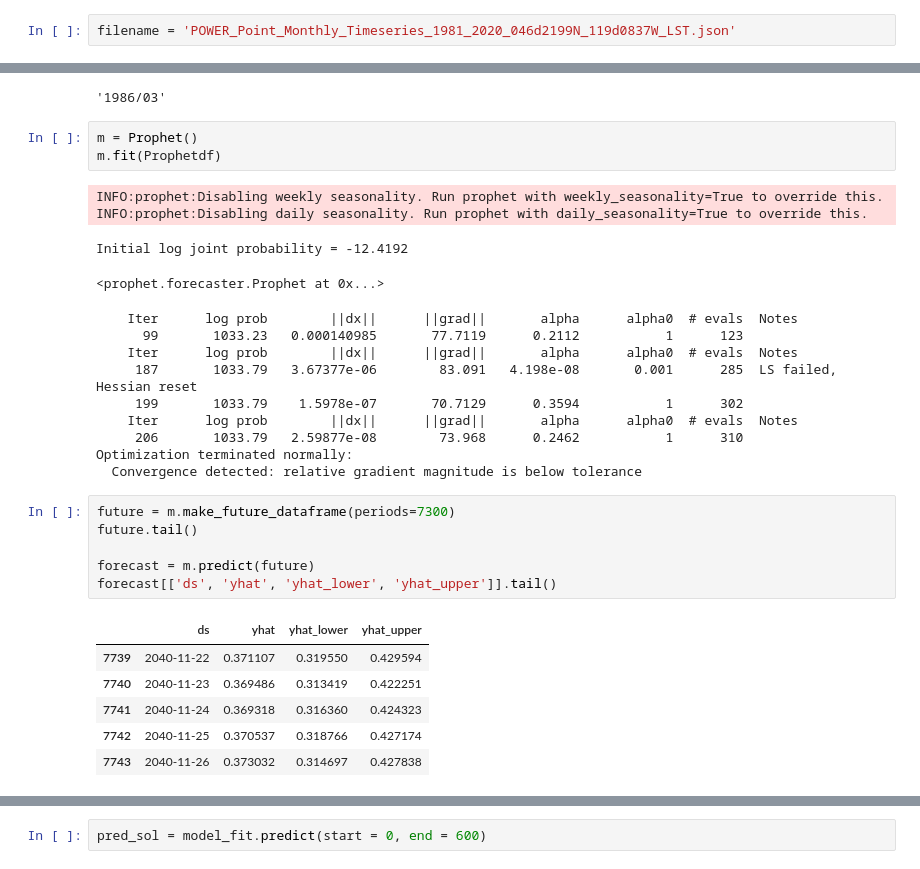
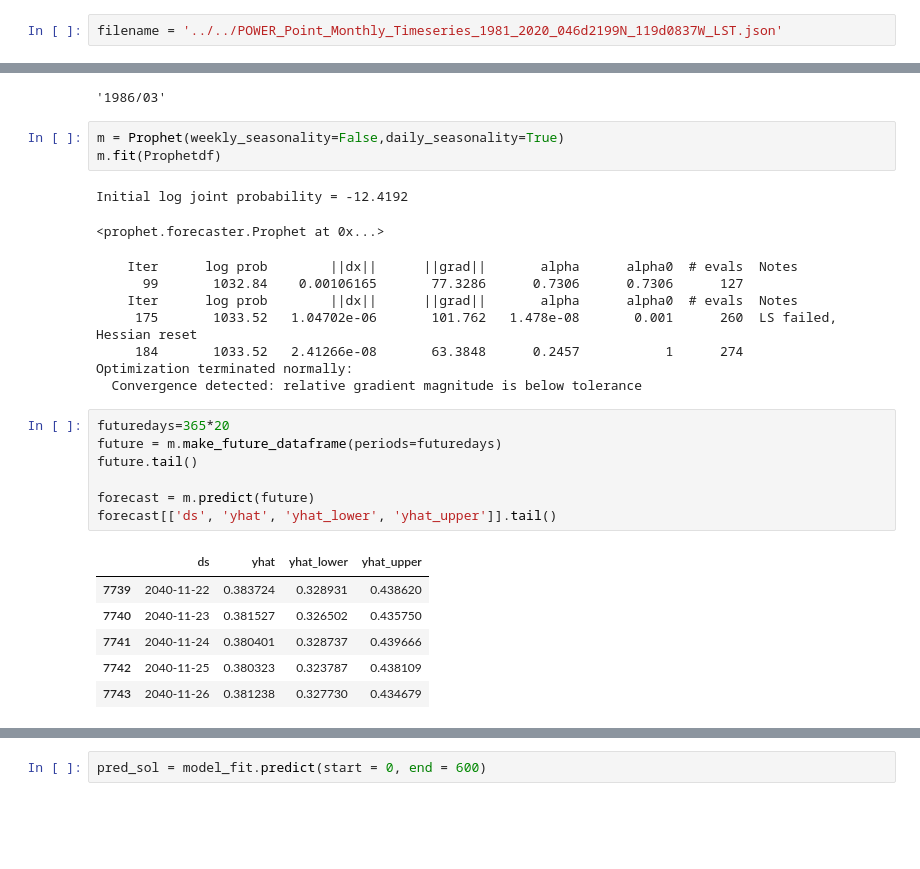
Before and after one commit to Solar-Wind-ML-DIRECT-2022-Project/2022-Project-Repo, a Jupyter notebook: SERF/SERF.ipynb, the cells around one changed output, grey strips where cells are left out. Drawn from its saved outputs; the diff is of its cells as text; blank space fills up the shorter version.

```diff
--- a/SERF/SERF.ipynb
+++ b/SERF/SERF.ipynb
@@ -8,5 +13,5 @@ from statsmodels.tsa.arima.model import ARIMA
 # %%
-filename = 'POWER_Point_Monthly_Timeseries_1981_2020_046d2199N_119d0837W_LST.json'
+filename = '../../POWER_Point_Monthly_Timeseries_1981_2020_046d2199N_119d0837W_LST.json'
 # %%
 df = gp.read_file(filename)
 df.head()
@@ -138,33 +143,30 @@ Prophetdf['ds'][26]
 # %% [output]
 '1986/03'
 # %%
-m = Prophet()
+m = Prophet(weekly_seasonality=False,daily_seasonality=True)
 m.fit(Prophetdf)
 # %% [output]
-INFO:prophet:Disabling weekly seasonality. Run prophet with weekly_seasonality=True to override this.
-INFO:prophet:Disabling daily seasonality. Run prophet with daily_seasonality=True to override this.
+Initial log joint probability = -12.4192
-Initial log joint probability = -12.4192
+<prophet.forecaster.Prophet at 0x...>
-<prophet.forecaster.Prophet at 0x...>
+    Iter      log prob        ||dx||      ||grad||       alpha      alpha0  # evals  Notes
+      99       1032.84    0.00106165       77.3286      0.7306      0.7306      127
+    Iter      log prob        ||dx||      ||grad||       alpha      alpha0  # evals  Notes
+     175       1033.52   1.04702e-06       101.762   1.478e-08       0.001      260  LS failed, Hessian reset
+     184       1033.52   2.41266e-08       63.3848      0.2457           1      274
+Optimization terminated normally:
+  Convergence detected: relative gradient magnitude is below tolerance
-    Iter      log prob        ||dx||      ||grad||       alpha      alpha0  # evals  Notes
-      99       1033.23   0.000140985       77.7119      0.2112           1      123
-    Iter      log prob        ||dx||      ||grad||       alpha      alpha0  # evals  Notes
-     187       1033.79   3.67377e-06        83.091   4.198e-08       0.001      285  LS failed, Hessian reset
-     199       1033.79    1.5978e-07       70.7129      0.3594           1      302
-    Iter      log prob        ||dx||      ||grad||       alpha      alpha0  # evals  Notes
-     206       1033.79   2.59877e-08        73.968      0.2462           1      310
-Optimization terminated normally:
-  Convergence detected: relative gradient magnitude is below tolerance
 # %%
-future = m.make_future_dataframe(periods=7300)
+futuredays=365*20
+future = m.make_future_dataframe(periods=futuredays)
 future.tail()
 
 forecast = m.predict(future)
 forecast[['ds', 'yhat', 'yhat_lower', 'yhat_upper']].tail()
 # %% [output]
 |  | ds | yhat | yhat_lower | yhat_upper |
-| 7739 | 2040-11-22 | 0.371107 | 0.319550 | 0.429594 |
-| 7740 | 2040-11-23 | 0.369486 | 0.313419 | 0.422251 |
-| 7741 | 2040-11-24 | 0.369318 | 0.316360 | 0.424323 |
-| 7742 | 2040-11-25 | 0.370537 | 0.318766 | 0.427174 |
-| 7743 | 2040-11-26 | 0.373032 | 0.314697 | 0.427838 |
+| 7739 | 2040-11-22 | 0.383724 | 0.328931 | 0.438620 |
+| 7740 | 2040-11-23 | 0.381527 | 0.326502 | 0.435750 |
+| 7741 | 2040-11-24 | 0.380401 | 0.328737 | 0.439666 |
+| 7742 | 2040-11-25 | 0.380323 | 0.323787 | 0.438109 |
+| 7743 | 2040-11-26 | 0.381238 | 0.327730 | 0.434679 |
 # %%
```
Also changed, not shown: parts of 9 cells of this notebook.
